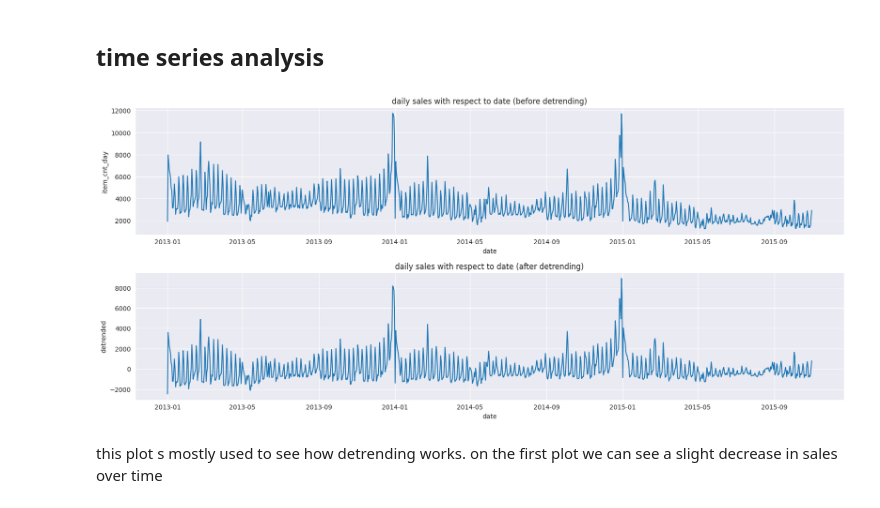
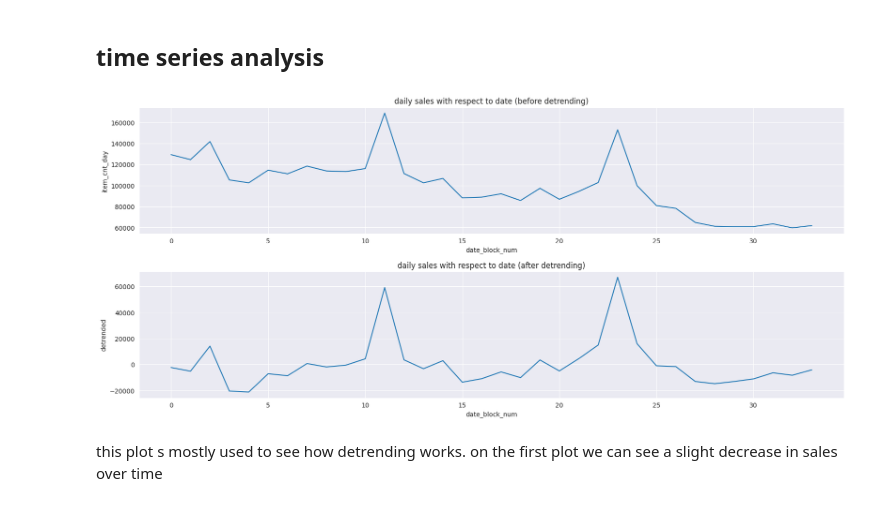
Before and after one commit to lopharb/ds_practice, a Jupyter notebook: notebooks/eda.ipynb, the cells around one changed output. Saved outputs shown, nothing was run; the diff lists cells and outputs as text; code cells hidden in the pictures.

```diff
--- a/notebooks/eda.ipynb
+++ b/notebooks/eda.ipynb
@@ -151,18 +152,19 @@ data['detrended'] = detrend(data[target])
 # %%
 plt.figure(figsize=(20, 8))
 plt.subplot(2, 1, 1)
+
 plt.title('daily sales with respect to date (before detrending)')
-data_to_plot = data[['date', 'item_cnt_day']].groupby('date').sum()
-sns.lineplot(data=data_to_plot, x='date', y='item_cnt_day')
+data_to_plot = data[['date_block_num', 'item_cnt_day']].groupby('date_block_num').sum()
+sns.lineplot(data=data_to_plot, x='date_block_num', y='item_cnt_day')
 plt.subplot(2, 1, 2)
 plt.title('daily sales with respect to date (after detrending)')
 data_to_plot['detrended'] = detrend(data_to_plot[target])
-sns.lineplot(data=data_to_plot, x='date', y='detrended')
+sns.lineplot(data=data_to_plot, x='date_block_num', y='detrended')
 plt.subplots_adjust(bottom=0.1,
                     top=0.9,
                     hspace=0.3)
 plt.show()
 # %% [output]
-[figure, old version]
+[figure, new version]
 # %% [markdown]
 this plot s mostly used to see how detrending works. on the first plot we can see a slight decrease in sales over time
```
Also changed, not shown: parts of 8 cells of this notebook.
